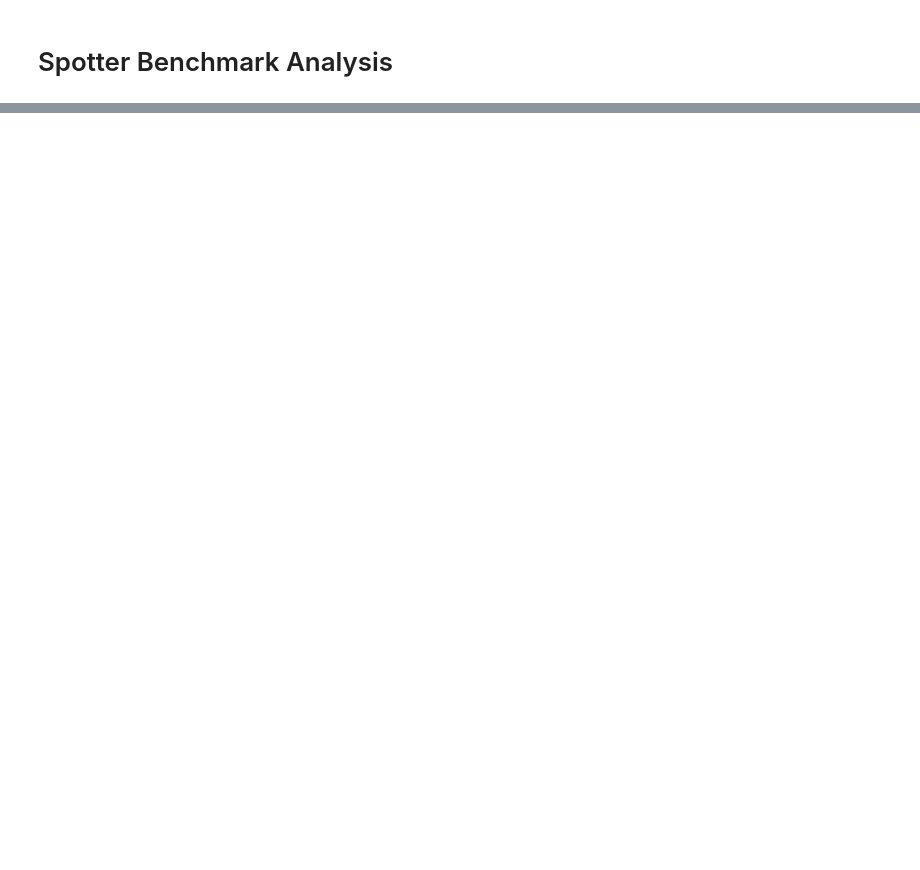
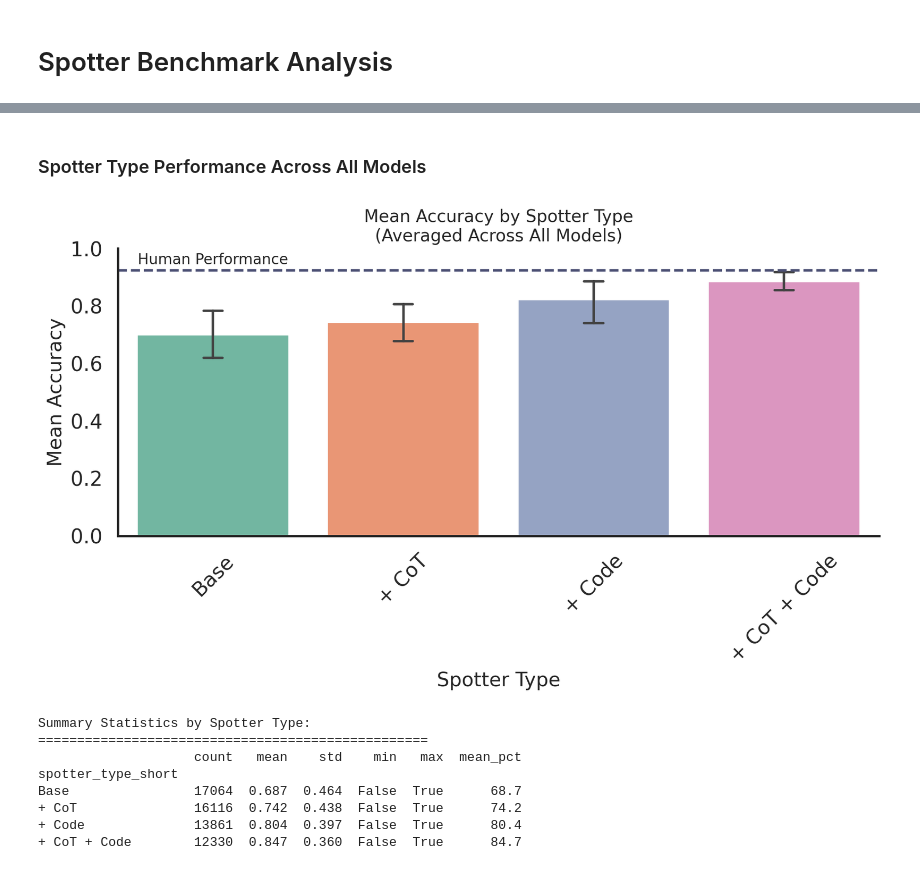
Before and after one commit to gabegrand/battleship, a Jupyter notebook: experiments/collaborative/spotter_analysis.ipynb, the cells around one changed output, grey strips where cells are left out. Drawn from its saved outputs; the diff is of its cells as text; code cells hidden in the pictures; blank space fills up the shorter version.

```diff
--- a/experiments/collaborative/spotter_analysis.ipynb
+++ b/experiments/collaborative/spotter_analysis.ipynb
@@ -120,0 +286,64 @@ with sns.plotting_context(context="talk"), sns.axes_style("whitegrid"):
+# %% [markdown]
+### Spotter Type Performance Across All Models
+# %%
+# Bar plot showing mean accuracy with confidence intervals for each spotter type
+# Calculate mean accuracy for each spotter type across all models
+spotter_accuracy = df.groupby(["spotter_type_short", "llm_display_name"])["is_correct"].mean().reset_index()
+
+plt.figure(figsize=(10, 6))
+sns.barplot(
+    data=spotter_accuracy,
+    x="spotter_type_short",
+    y="is_correct",
+    hue="spotter_type_short",
+    errorbar=("ci", 95),
+    err_kws={
+        "linewidth": 2,
+    },
+    capsize=0.1,
+)
+plt.axhline(
+    human_accuracy_baseline,
+    color="#4b4f73",
+    linestyle="--",
+    linewidth=2.0,
+    label="Human Performance"
+)
+plt.text(
+    s="Human Performance",
+    x=0.0,
+    y=human_accuracy_baseline + 0.01,
+    fontsize=12,
+    ha="center",
+    va="bottom",
+)
+plt.title("Mean Accuracy by Spotter Type\n(Averaged Across All Models)", fontsize=14)
+plt.xlabel("Spotter Type", fontsize=16)
+plt.ylabel("Mean Accuracy", fontsize=16)
+plt.ylim(0, 1.0)
+# plt.legend()
+plt.xticks(rotation=45)
+
+sns.despine()
+
+plt.tight_layout()
+plt.show()
+
+# Print summary statistics
+print("Summary Statistics by Spotter Type:")
+print("=" * 50)
+spotter_stats = df.groupby("spotter_type_short")["is_correct"].agg([
+    'count', 'mean', 'std', 'min', 'max'
+]).round(3)
+spotter_stats['mean_pct'] = (spotter_stats['mean'] * 100).round(1)
+print(spotter_stats)
+# %% [output]
+[figure, added]
+Summary Statistics by Spotter Type:
+==================================================
+                    count   mean    std    min   max  mean_pct
+spotter_type_short
+Base                17064  0.687  0.464  False  True      68.7
++ CoT               16116  0.742  0.438  False  True      74.2
++ Code              13861  0.804  0.397  False  True      80.4
++ CoT + Code        12330  0.847  0.360  False  True      84.7
```
Also changed, not shown: parts of 24 cells of this notebook.
